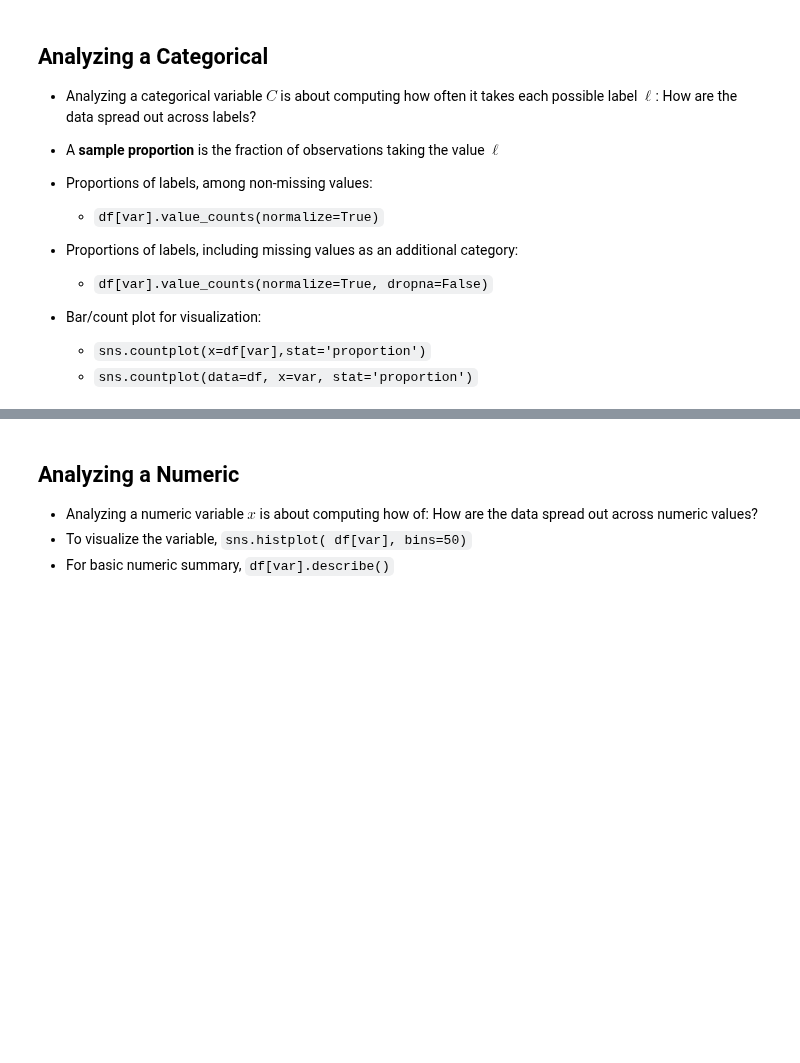
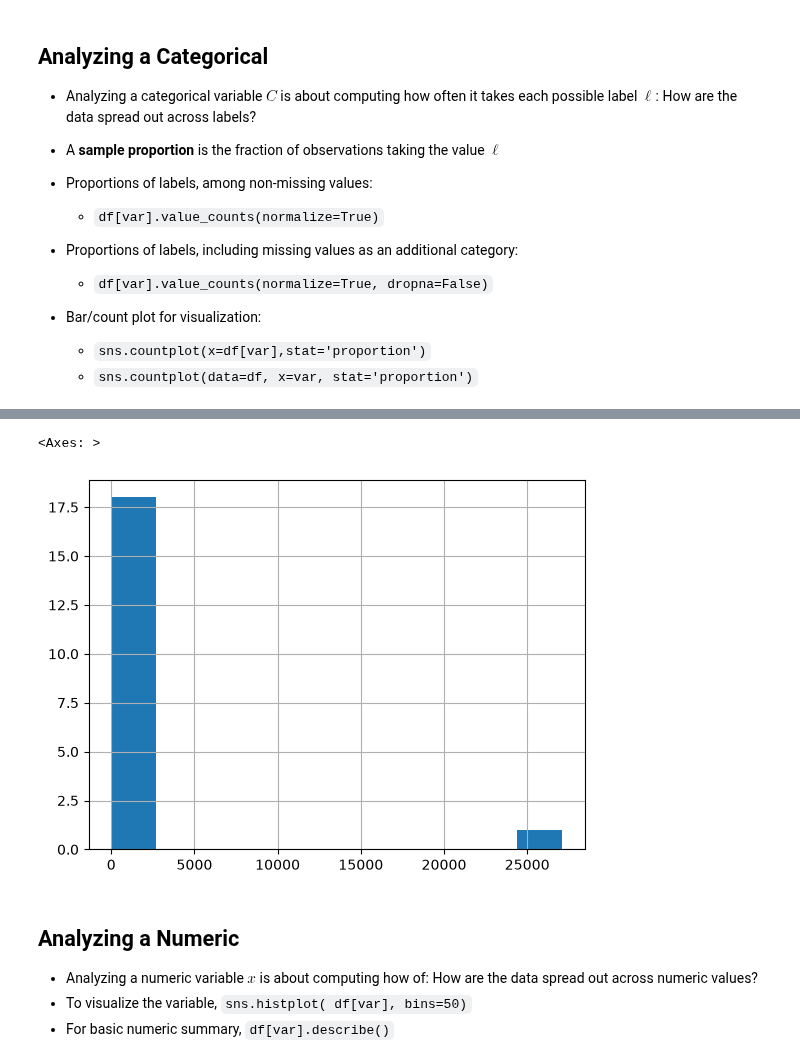
Before and after one commit to jisungl/UU_F26_templates, a Jupyter notebook: Lab01/eda.ipynb, the cells around one changed output, grey strips where cells are left out. Drawn from its saved outputs; the diff is of its cells as text; code cells hidden in the pictures; blank space fills up the shorter version.

```diff
--- a/Lab01/eda.ipynb
+++ b/Lab01/eda.ipynb
@@ -22,0 +29,3 @@
+# %%
+df = pd.read_csv("data/airbnb_HW.csv")
+df.head()
@@ -22,0 +39,2 @@
+# %%
+df['Price'] = df['Price'].str.replace(",","").str.replace("$","").astype(int)
@@ -22,0 +58,2 @@
+# %%
+df['Review Scores Rating'].fillna(df['Review Scores Rating'].mean(), inplace=True)
@@ -22,0 +67,2 @@
+# %%
+df['Price'] = pd.to_numeric(df['Price'].str.replace(",",""), errors='coerce')
@@ -42,3 +116,8 @@
+# %%
+df['Property Type'].value_counts().hist()
+# %% [output]
+<Axes: >
+[figure, added]
 # %% [markdown]
 ## Analyzing a Numeric
 
```
Also changed, not shown: parts of 10 cells of this notebook, 1 other file.
